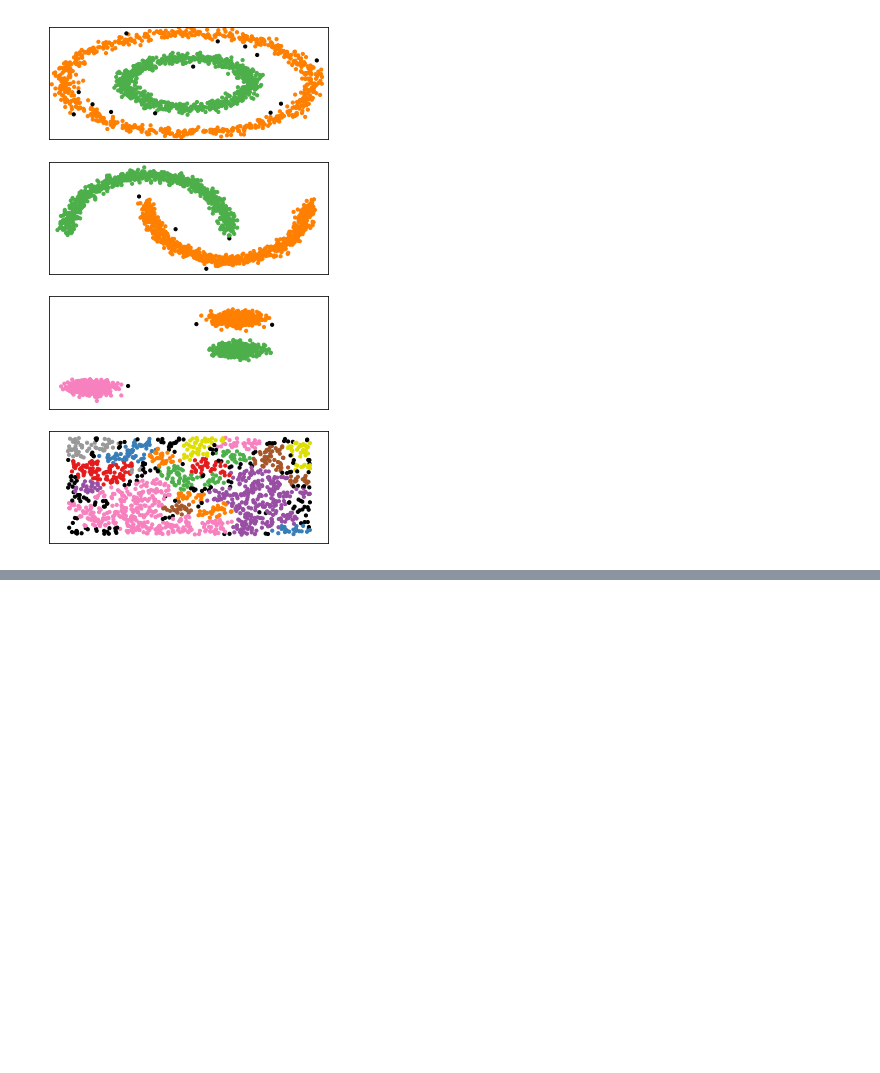
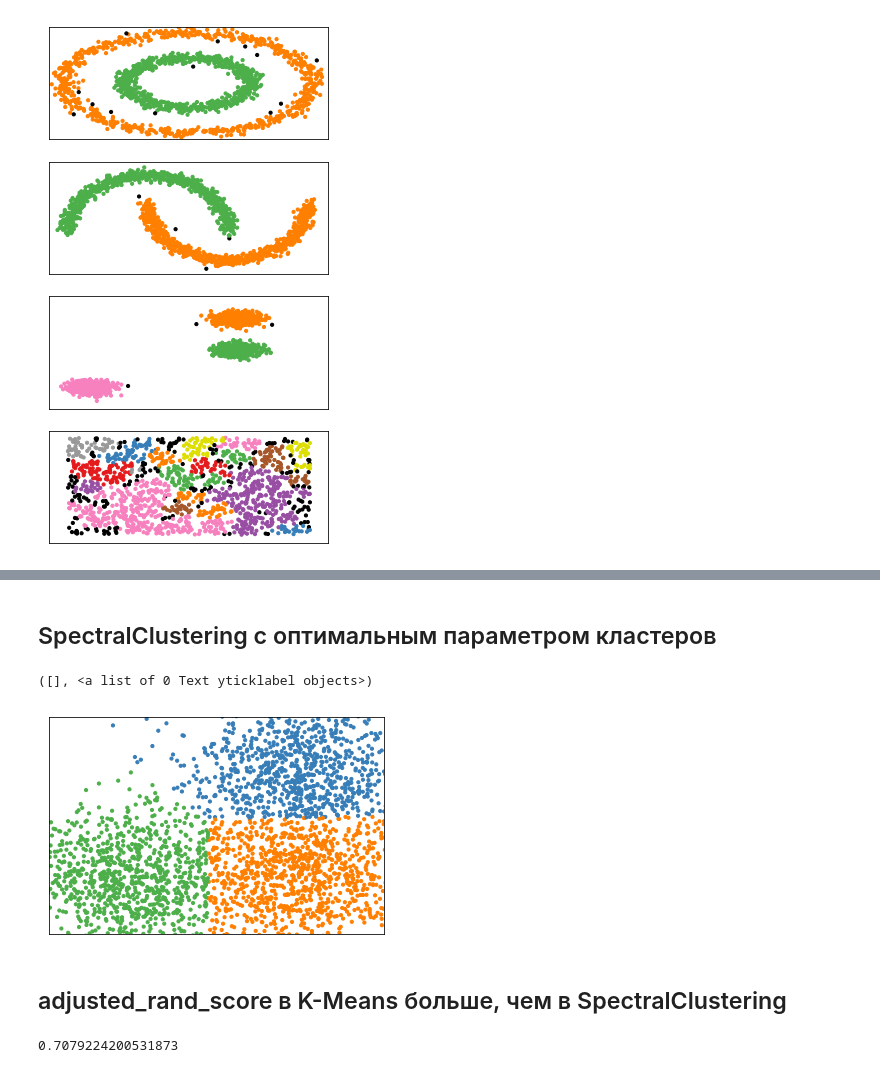
Before and after one commit to ilyaalexivanov/ds-homework, a Jupyter notebook: hw05/hw05.ipynb, the cells around one changed output, grey strips where cells are left out. Cells and saved outputs as stored; diff of their text form; code cells hidden in the pictures; blank space fills up the shorter version.

```diff
--- a/hw05/hw05.ipynb
+++ b/hw05/hw05.ipynb
@@ -236,0 +312,20 @@ plt.show()
+# %% [markdown]
+## SpectralClustering с оптимальным параметром кластеров
+# %%
+cls = SpectralClustering(n_clusters=3)
+y = cls.fit_predict(X)
+colors = np.append(colors, ["#000000"])
+plt.scatter(X[:, 0], X[:, 1], s=10, color=colors[y])
+plt.xlim(-2, 2)
+plt.ylim(-2, 2)
+plt.xticks(())
+plt.yticks(())
+# %% [output]
+([], <a list of 0 Text yticklabel objects>)
+[figure, added]
+# %% [markdown]
+## adjusted_rand_score в K-Means больше, чем в SpectralClustering
+# %%
+metrics.adjusted_rand_score(labels_true,y)
+# %% [output]
+0.7079224200531873
```
Also changed, not shown: parts of 21 cells of this notebook.
